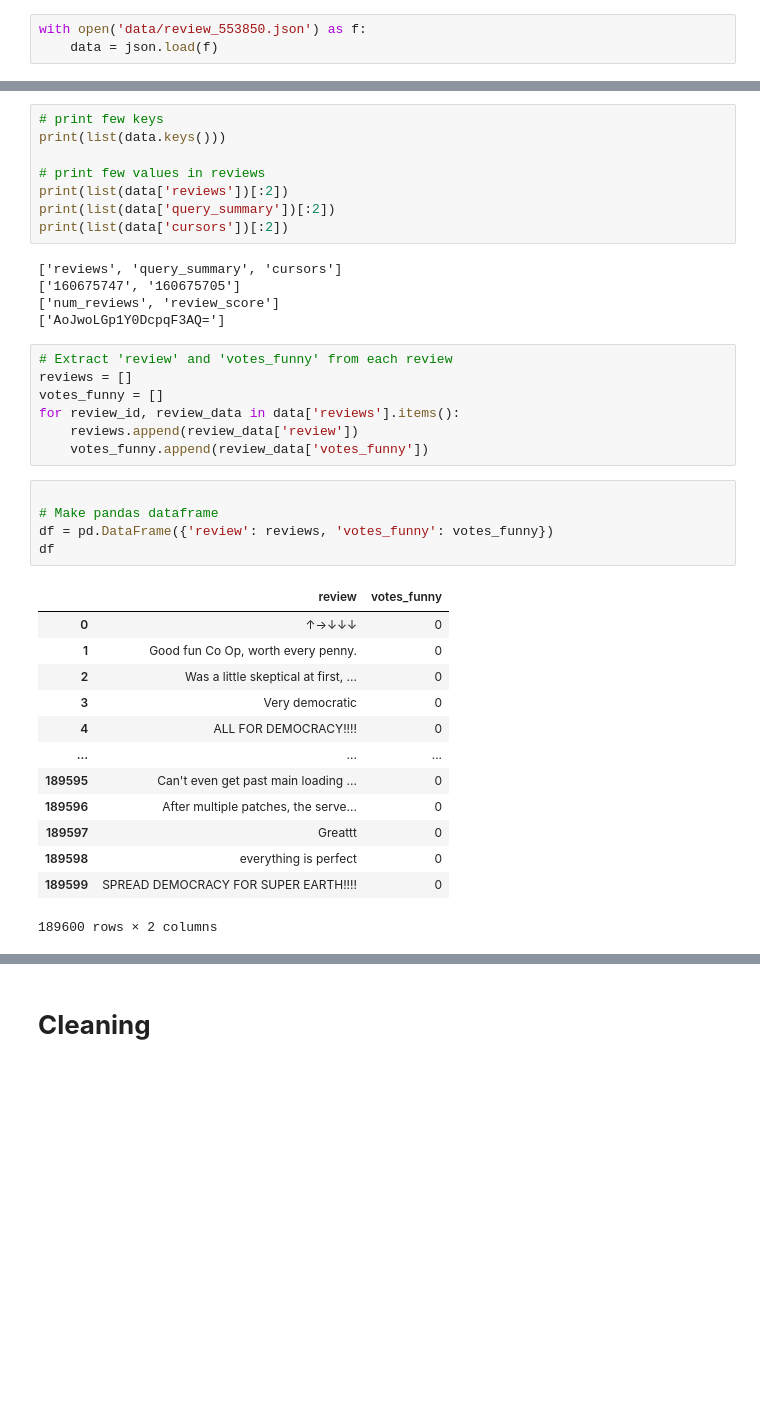
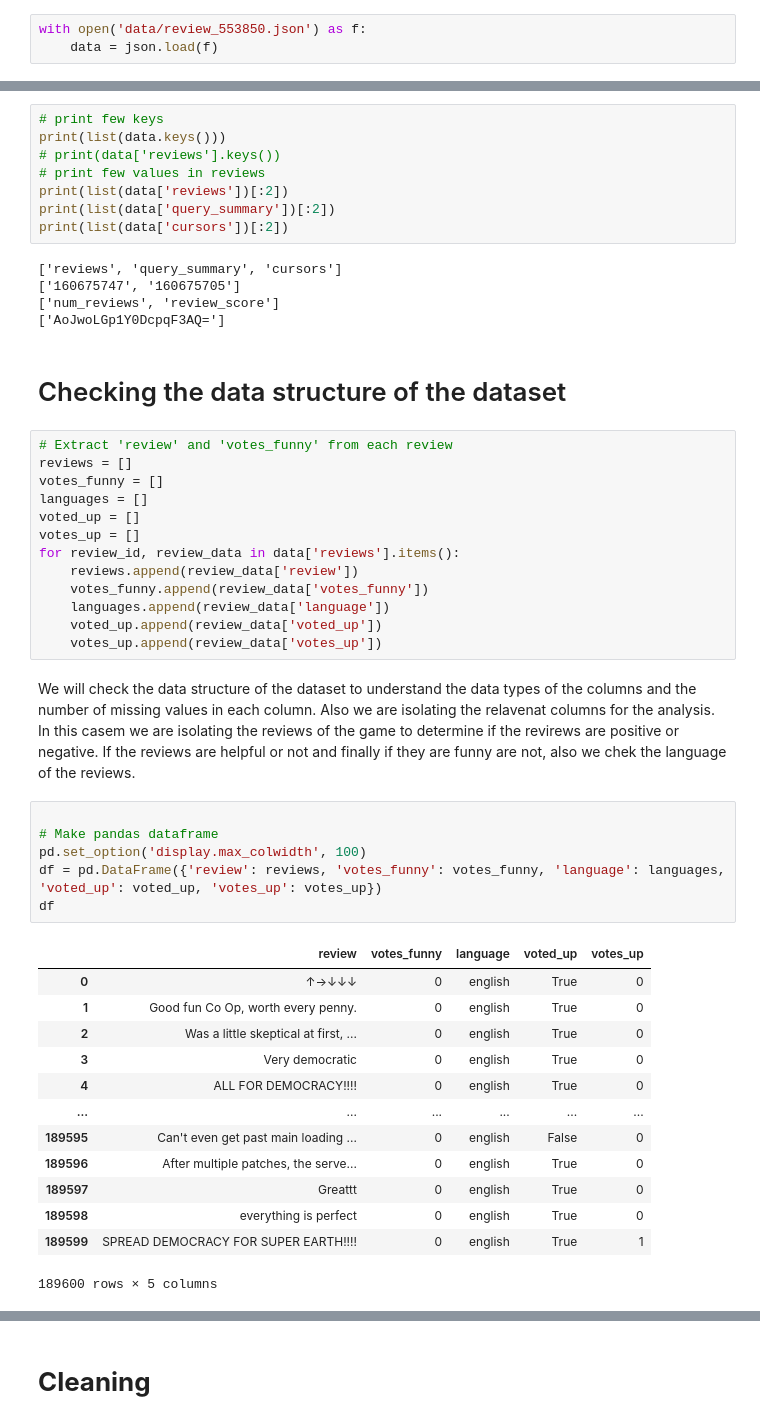
Before and after one commit to Bhanu-py/DL-assignments, a Jupyter notebook: ass3/main.ipynb, the cells around one changed output, grey strips where cells are left out. Saved outputs shown, nothing was run; the diff lists cells and outputs as text; blank space fills up the shorter version.

```diff
--- a/ass3/main.ipynb
+++ b/ass3/main.ipynb
@@ -8,7 +28,7 @@ with open('data/review_553850.json') as f:
 # %%
 # print few keys
 print(list(data.keys()))
-
+# print(data['reviews'].keys())
 # print few values in reviews
 print(list(data['reviews'])[:2])
 print(list(data['query_summary'])[:2])
@@ -18,29 +38,40 @@ print(list(data['cursors'])[:2])
 ['160675747', '160675705']
 ['num_reviews', 'review_score']
 ['AoJwoLGp1Y0DcpqF3AQ=']
+# %% [markdown]
+# Checking the data structure of the dataset
 # %%
 # Extract 'review' and 'votes_funny' from each review
 reviews = []
 votes_funny = []
+languages = []
+voted_up = []
+votes_up = []
 for review_id, review_data in data['reviews'].items():
     reviews.append(review_data['review'])
     votes_funny.append(review_data['votes_funny'])
+    languages.append(review_data['language'])
+    voted_up.append(review_data['voted_up'])
+    votes_up.append(review_data['votes_up'])
+# %% [markdown]
+We will check the data structure of the dataset to understand the data types of the columns and the number of missing values in each column. Also we are isolating the relavenat columns for the analysis. In this casem we are isolating the reviews of the game to determine if the revirews are positive or negative. If the reviews are helpful or not and finally if they are funny are not, also we chek the language of the reviews.
 # %%
 
 # Make pandas dataframe
-df = pd.DataFrame({'review': reviews, 'votes_funny': votes_funny})
+pd.set_option('display.max_colwidth', 100)
+df = pd.DataFrame({'review': reviews, 'votes_funny': votes_funny, 'language': languages, 'voted_up': voted_up, 'votes_up': votes_up})
 df
 # %% [output]
-|  | review | votes_funny |
-| 0 | ↑→↓↓↓ | 0 |
-| 1 | Good fun Co Op, worth every penny. | 0 |
-| 2 | Was a little skeptical at first, ... | 0 |
-| 3 | Very democratic | 0 |
-| 4 | ALL FOR DEMOCRACY!!!! | 0 |
-| ... | ... | ... |
-| 189595 | Can't even get past main loading ... | 0 |
-| 189596 | After multiple patches, the serve... | 0 |
-| 189597 | Greattt | 0 |
-| 189598 | everything is perfect | 0 |
-| 189599 | SPREAD DEMOCRACY FOR SUPER EARTH!!!! | 0 |
+|  | review | votes_funny | language | voted_up | votes_up |
+| 0 | ↑→↓↓↓ | 0 | english | True | 0 |
+| 1 | Good fun Co Op, worth every penny. | 0 | english | True | 0 |
+| 2 | Was a little skeptical at first, ... | 0 | english | True | 0 |
+| 3 | Very democratic | 0 | english | True | 0 |
+| 4 | ALL FOR DEMOCRACY!!!! | 0 | english | True | 0 |
+| ... | ... | ... | ... | ... | ... |
+| 189595 | Can't even get past main loading ... | 0 | english | False | 0 |
+| 189596 | After multiple patches, the serve... | 0 | english | True | 0 |
+| 189597 | Greattt | 0 | english | True | 0 |
+| 189598 | everything is perfect | 0 | english | True | 0 |
+| 189599 | SPREAD DEMOCRACY FOR SUPER EARTH!!!! | 0 | english | True | 1 |
-189600 rows × 2 columns
+189600 rows × 5 columns
```
Also changed, not shown: parts of 38 cells of this notebook.
